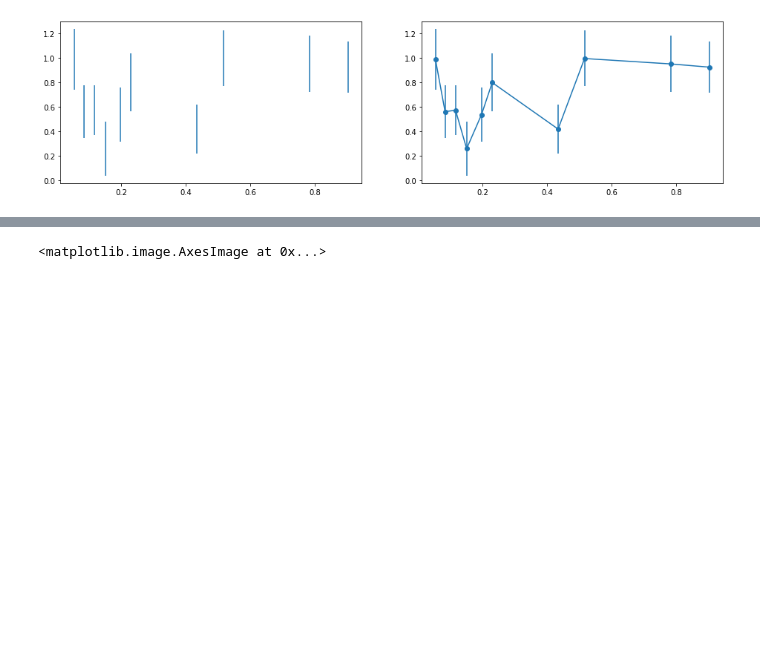
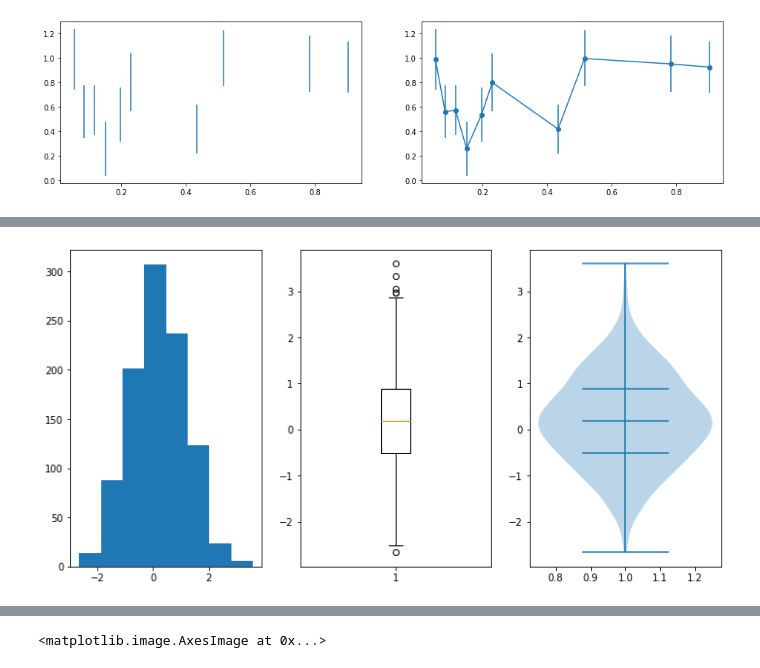
Before and after one commit to jarekj71/zaawansowana_wizualizacja_danych, a Jupyter notebook: 02_podstawy_sbymbologia/basic.ipynb, the cells around one changed output, grey strips where cells are left out. Saved outputs shown, nothing was run; the diff lists cells and outputs as text; code cells hidden in the pictures; blank space fills up the shorter version.

```diff
--- a/02_podstawy_sbymbologia/basic.ipynb
+++ b/02_podstawy_sbymbologia/basic.ipynb
@@ -195,0 +203,10 @@ ax2.errorbar(x,y,err,marker="o")
+# %%
+x = np.random.standard_normal(1000)+np.random.rand(1000)/3
+y = (np.random.standard_normal(1000)*2-1)+(np.random.rand(1000)+1)/3
+# %%
+fig, axes = plt.subplots(ncols=3,figsize=(12,6))
+axes[0].hist(x,bins=8)
+_ = axes[1].boxplot(x)
+_ = axes[2].violinplot(x,showmedians=True,quantiles=[0.25,0.75],points=200)
+# %% [output]
+[figure, added]
```
Also changed, not shown: parts of 29 cells of this notebook, 4 other files.
